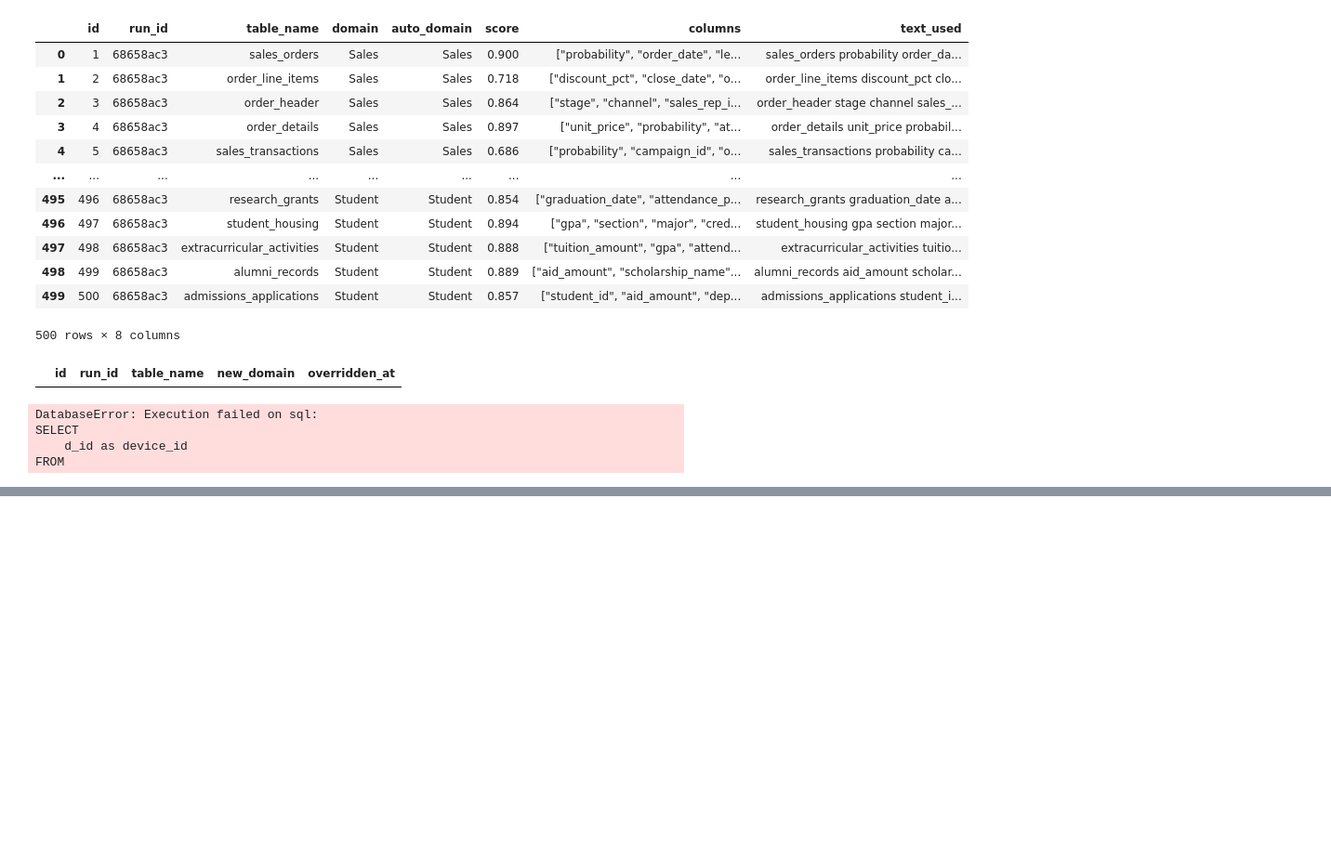
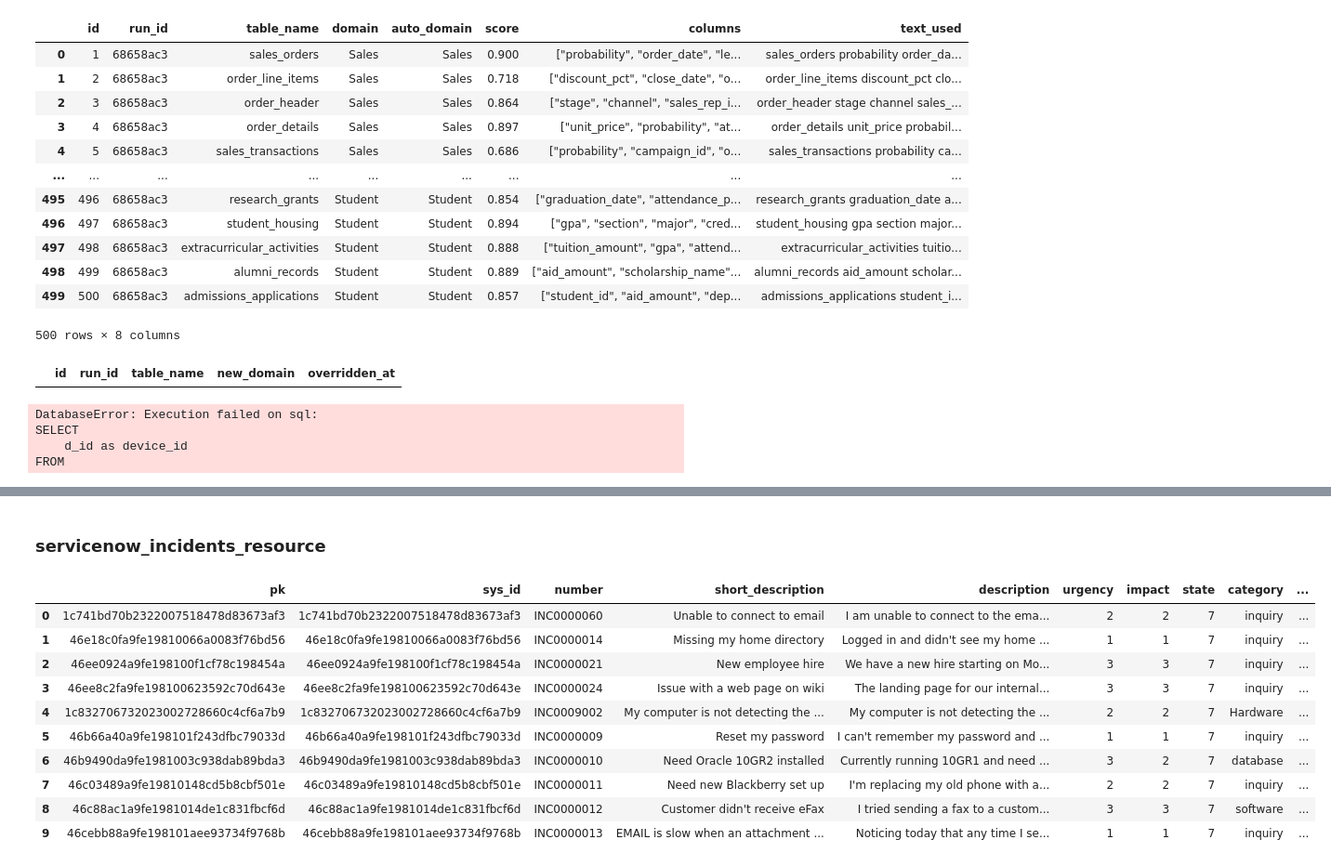
Before and after one commit to Acies-Nivedhaa/Analytics_Acc_V2, a Jupyter notebook: sqllite_check.ipynb, the cells around one changed output, grey strips where cells are left out. Shown at 93% size. Drawn from its saved outputs; the diff is of its cells as text; code cells hidden in the pictures; blank space fills up the shorter version.

```diff
--- a/sqllite_check.ipynb
+++ b/sqllite_check.ipynb
@@ -116,0 +281,51 @@ df
+# %% [markdown]
+### servicenow_incidents_resource
+# %%
+from trino.dbapi import connect
+from trino.auth import BasicAuthentication
+import pandas as pd
+
+# Connect to Trino
+conn = connect(
+    host="tcp.known-racer.mydataos.com",
+    port=7432,
+    auth=BasicAuthentication(
+        "gunasekaranraja",
+        "ZGF0YV9tb2RlbGVyLmM0MTQ0MzU0LWNhYmYtNDM0Zi1iYzFhLTI1OWFjYTFlMTYxMA=="
+    ),
+    http_scheme="https",
+    http_headers={"cluster-name": "minervac"}
+)
+
+# Execute query
+cur = conn.cursor()
+cur.execute("""
+                SELECT * FROM "icebase"."portfolio_intel".servicenow_incidents_resource LIMIT 10
+            """)
+
+# Get column names from cursor description
+column_names = [desc[0] for desc in cur.description]
+
+# Fetch rows and convert to DataFrame
+rows = cur.fetchall()
+servicenow_incidents_resource = pd.DataFrame(rows, columns=column_names)
+
+# df
+# Save to CSV
+# df.to_csv("manage_upload.csv", index=False)
+
+# Print the DataFrame
+# print(df)
+servicenow_incidents_resource
+# %% [output]
+|  | pk | sys_id | number | short_description | description | urgency | impact | state | category | ... |
+| 0 | 1c741bd70b2322007518478d83673af3 | 1c741bd70b2322007518478d83673af3 | INC0000060 | Unable to connect to email | I am unable to connect to the ema... | 2 | 2 | 7 | inquiry | ... |
+| 1 | 46e18c0fa9fe19810066a0083f76bd56 | 46e18c0fa9fe19810066a0083f76bd56 | INC0000014 | Missing my home directory | Logged in and didn't see my home ... | 1 | 1 | 7 | inquiry | ... |
+| 2 | 46ee0924a9fe198100f1cf78c198454a | 46ee0924a9fe198100f1cf78c198454a | INC0000021 | New employee hire | We have a new hire starting on Mo... | 3 | 3 | 7 | inquiry | ... |
+| 3 | 46ee8c2fa9fe198100623592c70d643e | 46ee8c2fa9fe198100623592c70d643e | INC0000024 | Issue with a web page on wiki | The landing page for our internal... | 3 | 3 | 7 | inquiry | ... |
+| 4 | 1c832706732023002728660c4cf6a7b9 | 1c832706732023002728660c4cf6a7b9 | INC0009002 | My computer is not detecting the ... | My computer is not detecting the ... | 2 | 2 | 7 | Hardware | ... |
+| 5 | 46b66a40a9fe198101f243dfbc79033d | 46b66a40a9fe198101f243dfbc79033d | INC0000009 | Reset my password | I can't remember my password and ... | 1 | 1 | 7 | inquiry | ... |
+| 6 | 46b9490da9fe1981003c938dab89bda3 | 46b9490da9fe1981003c938dab89bda3 | INC0000010 | Need Oracle 10GR2 installed | Currently running 10GR1 and need ... | 3 | 2 | 7 | database | ... |
+| 7 | 46c03489a9fe19810148cd5b8cbf501e | 46c03489a9fe19810148cd5b8cbf501e | INC0000011 | Need new Blackberry set up | I'm replacing my old phone with a... | 2 | 2 | 7 | inquiry | ... |
+| 8 | 46c88ac1a9fe1981014de1c831fbcf6d | 46c88ac1a9fe1981014de1c831fbcf6d | INC0000012 | Customer didn't receive eFax | I tried sending a fax to a custom... | 3 | 3 | 7 | software | ... |
+| 9 | 46cebb88a9fe198101aee93734f9768b | 46cebb88a9fe198101aee93734f9768b | INC0000013 | EMAIL is slow when an attachment ... | Noticing today that any time I se... | 1 | 1 | 7 | inquiry | ... |
```
Also changed, not shown: parts of 13 cells of this notebook, 2 other files.
